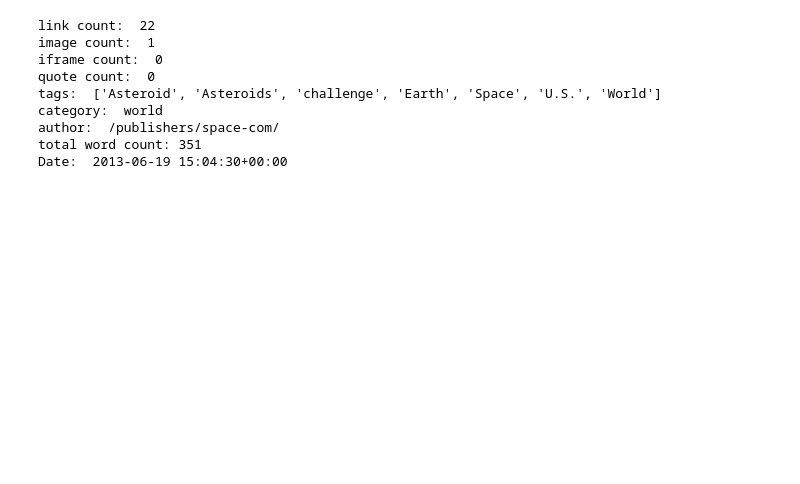
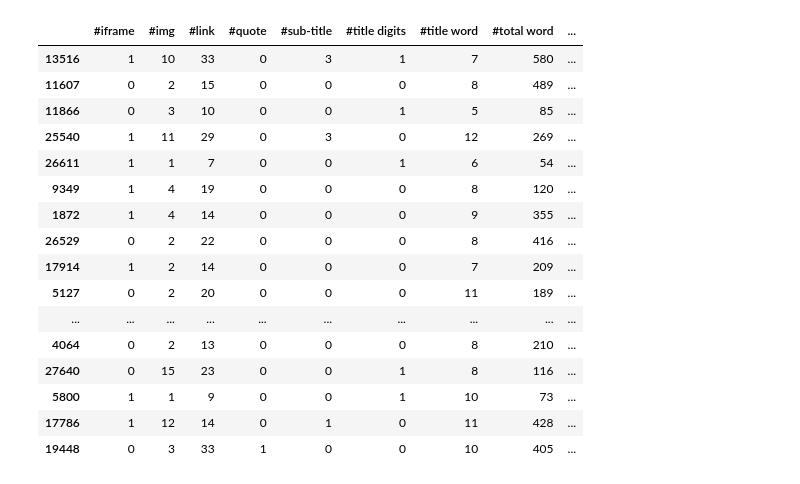
Before and after one commit to ChunChenLin/Predicting-News-Popularity, a Jupyter notebook: Predicting News Popularity.ipynb, the cells around one changed output. Saved outputs shown, nothing was run; the diff lists cells and outputs as text; code cells hidden in the pictures; blank space fills up the shorter version.

Commit message:
add more sub/title info, and split time interval

```diff
--- a/Predicting News Popularity.ipynb
+++ b/Predicting News Popularity.ipynb
@@ -136,12 +185,0 @@ def extract_feature(html):
-# %%
-extract_feature(page0)
-# %% [output]
-link count:  22
-image count:  1
-iframe count:  0
-quote count:  0
-tags:  ['Asteroid', 'Asteroids', 'challenge', 'Earth', 'Space', 'U.S.', 'World']
-category:  world
-author:  /publishers/space-com/
-total word count: 351
-Date:  2013-06-19 15:04:30+00:00
@@ -147,0 +250,32 @@ Date:  2013-06-19 15:04:30+00:00
+# %%
+# import optimized pickle written in C for serializing and
+# de-serializing a Python object
+import _pickle as pkl
+
+df = DataFrame(data=d)
+
+# dump to disk
+pkl.dump(df, open('outputs/df.pkl', 'wb'))
+
+# load from disk
+df = pkl.load(open('outputs/df.pkl', 'rb'))
+# %%
+df
+# %% [output]
+|  | #iframe | #img | #link | #quote | #sub-title | #title digits | #title word | #total word | ... |
+| 13516 | 1 | 10 | 33 | 0 | 3 | 1 | 7 | 580 | ... |
+| 11607 | 0 | 2 | 15 | 0 | 0 | 0 | 8 | 489 | ... |
+| 11866 | 0 | 3 | 10 | 0 | 0 | 1 | 5 | 85 | ... |
+| 25540 | 1 | 11 | 29 | 0 | 3 | 0 | 12 | 269 | ... |
+| 26611 | 1 | 1 | 7 | 0 | 0 | 1 | 6 | 54 | ... |
+| 9349 | 1 | 4 | 19 | 0 | 0 | 0 | 8 | 120 | ... |
+| 1872 | 1 | 4 | 14 | 0 | 0 | 0 | 9 | 355 | ... |
+| 26529 | 0 | 2 | 22 | 0 | 0 | 0 | 8 | 416 | ... |
+| 17914 | 1 | 2 | 14 | 0 | 0 | 0 | 7 | 209 | ... |
+| 5127 | 0 | 2 | 20 | 0 | 0 | 0 | 11 | 189 | ... |
+| ... | ... | ... | ... | ... | ... | ... | ... | ... | ... |
+| 4064 | 0 | 2 | 13 | 0 | 0 | 0 | 8 | 210 | ... |
+| 27640 | 0 | 15 | 23 | 0 | 0 | 1 | 8 | 116 | ... |
+| 5800 | 1 | 1 | 9 | 0 | 0 | 1 | 10 | 73 | ... |
+| 17786 | 1 | 12 | 14 | 0 | 1 | 0 | 11 | 428 | ... |
+| 19448 | 0 | 3 | 33 | 1 | 0 | 0 | 10 | 405 | ... |
```
Also changed, not shown: parts of 3 cells of this notebook.
